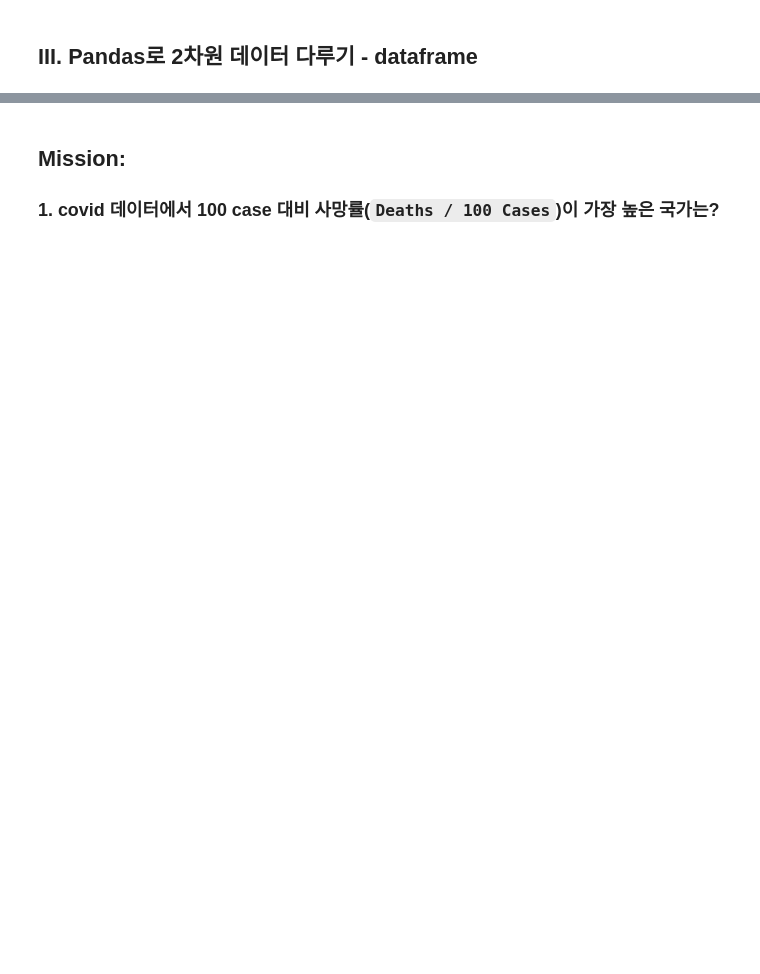
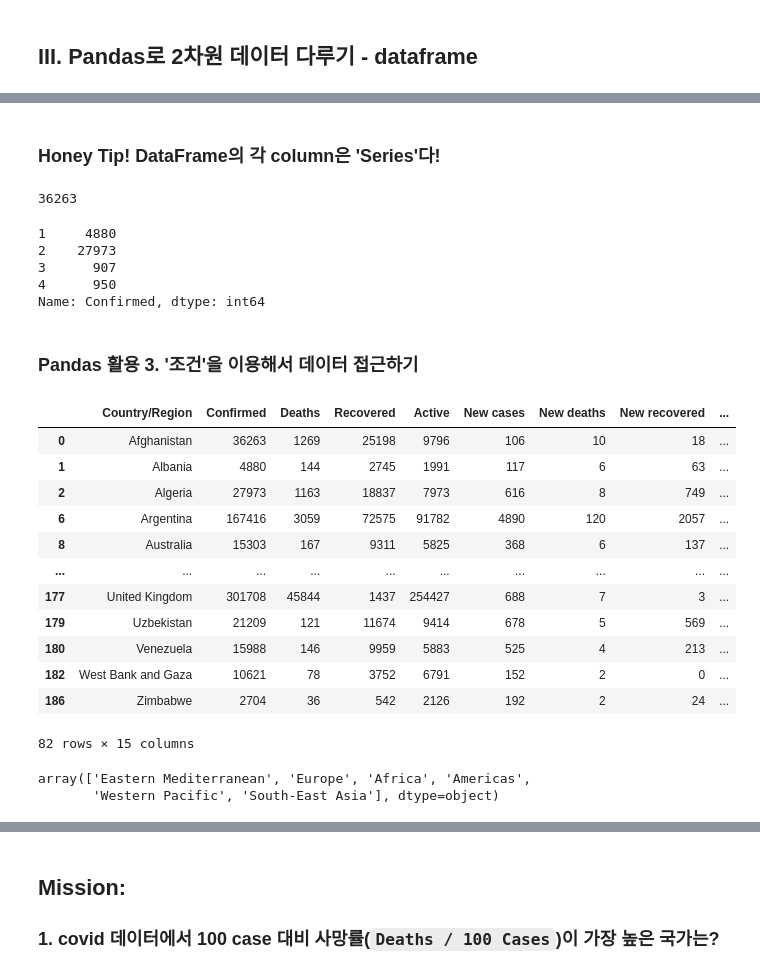
Before and after one commit to super-corini/programmers_kdt_II, a Jupyter notebook: 2. 파이썬으로 데이터 주무르기, pandas.ipynb, the cells around one changed output, grey strips where cells are left out. Cells and saved outputs as stored; diff of their text form; code cells hidden in the pictures; blank space fills up the shorter version.

Commit message:
pandas

```diff
--- a/2. 파이썬으로 데이터 주무르기, pandas.ipynb
+++ b/2. 파이썬으로 데이터 주무르기, pandas.ipynb
@@ -27,0 +286,43 @@
+# %% [markdown]
+### Honey Tip! DataFrame의 각 column은 'Series'다!
+# %%
+covid['Confirmed'][0]
+# %% [output]
+36263
+# %%
+covid['Confirmed'][1:5]
+# %% [output]
+1     4880
+2    27973
+3      907
+4      950
+Name: Confirmed, dtype: int64
+# %% [markdown]
+### Pandas 활용 3. '조건'을 이용해서 데이터 접근하기
+# %%
+# 신규 확진자가 100명이 넘는 나라를 찾아보자!
+
+# covid['조건...']
+
+covid[covid['New cases'] > 100]
+# %% [output]
+|  | Country/Region | Confirmed | Deaths | Recovered | Active | New cases | New deaths | New recovered | ... |
+| 0 | Afghanistan | 36263 | 1269 | 25198 | 9796 | 106 | 10 | 18 | ... |
+| 1 | Albania | 4880 | 144 | 2745 | 1991 | 117 | 6 | 63 | ... |
+| 2 | Algeria | 27973 | 1163 | 18837 | 7973 | 616 | 8 | 749 | ... |
+| 6 | Argentina | 167416 | 3059 | 72575 | 91782 | 4890 | 120 | 2057 | ... |
+| 8 | Australia | 15303 | 167 | 9311 | 5825 | 368 | 6 | 137 | ... |
+| ... | ... | ... | ... | ... | ... | ... | ... | ... | ... |
+| 177 | United Kingdom | 301708 | 45844 | 1437 | 254427 | 688 | 7 | 3 | ... |
+| 179 | Uzbekistan | 21209 | 121 | 11674 | 9414 | 678 | 5 | 569 | ... |
+| 180 | Venezuela | 15988 | 146 | 9959 | 5883 | 525 | 4 | 213 | ... |
+| 182 | West Bank and Gaza | 10621 | 78 | 3752 | 6791 | 152 | 2 | 0 | ... |
+| 186 | Zimbabwe | 2704 | 36 | 542 | 2126 | 192 | 2 | 24 | ... |
+82 rows × 15 columns
+# %%
+# WHO 지역(WHO Region)이 동남아시아인 나라 찾기
+
+covid['WHO Region'].unique()
+# %% [output]
+array(['Eastern Mediterranean', 'Europe', 'Africa', 'Americas',
+       'Western Pacific', 'South-East Asia'], dtype=object)
```
Also changed, not shown: parts of 56 cells of this notebook, 5 other files.
